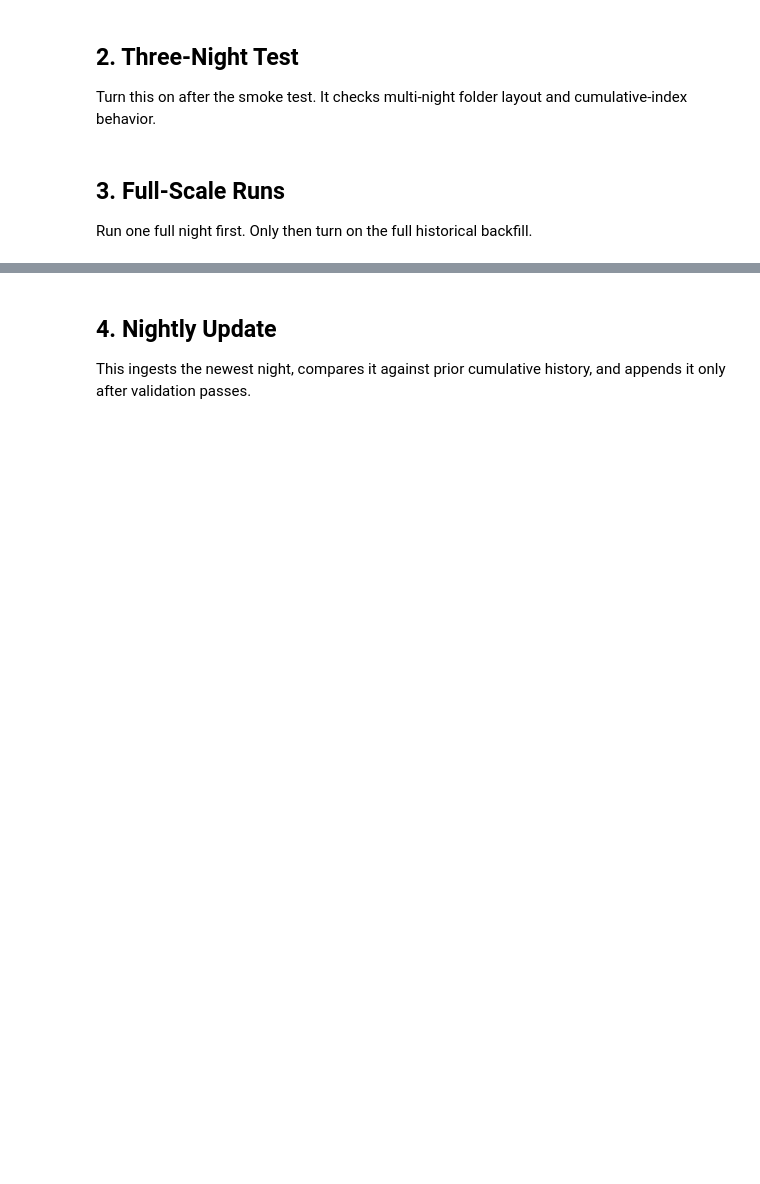
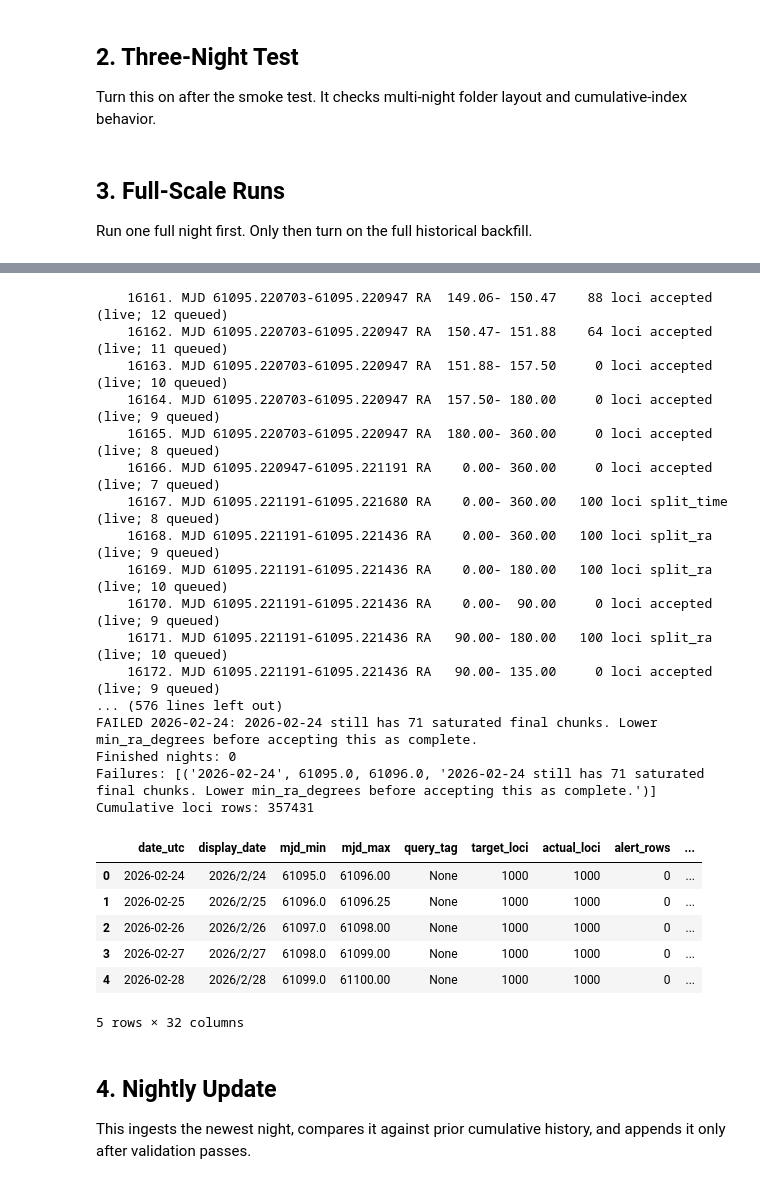
Before and after one commit to darim1151/ANTARES_Analysis, a Jupyter notebook: notebooks/historical_backfill.ipynb, the cells around one changed output, grey strips where cells are left out. Drawn from its saved outputs; the diff is of its cells as text; code cells hidden in the pictures; blank space fills up the shorter version.

```diff
--- a/notebooks/historical_backfill.ipynb
+++ b/notebooks/historical_backfill.ipynb
@@ -99,3 +323,17 @@ if RUN_THREE_NIGHT_TEST:
 ## 3. Full-Scale Runs
 
 Run one full night first. Only then turn on the full historical backfill.
+# %%
+import requests
+import time
+
+url = "https://api.antares.noirlab.edu/v1/loci"
+
+for i in range(5):
+    print("Test", i + 1)
+    try:
+        r = requests.get(url, timeout=20)
+        print("status:", r.status_code, "seconds ok")
+    except Exception as e:
+        print("FAILED:", type(e).__name__, e)
+    time.sleep(5)
@@ -132,0 +1022,37 @@ if RUN_FULL_BACKFILL:
+# %%
+from pathlib import Path
+from src import history
+
+DATA_ROOT = Path("/home/mdarim/ANTARES_Analysis_Data")
+
+manifests = []
+failures = []
+
+for date_utc, lo, hi in history.iter_night_windows(61095.0, 61100.0):
+    try:
+        manifest = ingest_full_night_no_compromise(
+            data_root=DATA_ROOT,
+            mjd_min=lo,
+            mjd_max=hi,
+            lsst_only=True,
+            overwrite_mismatched=True,
+            max_results_per_chunk=100,
+            split_threshold=95,
+            min_chunk_seconds=30.0,
+            min_ra_degrees=0.05,
+            max_retries=6,
+            lightcurve_workers=4,
+        )
+        manifests.append(manifest)
+    except Exception as exc:
+        print(f"\nFAILED {date_utc}: {exc}")
+        failures.append((date_utc, lo, hi, str(exc)))
+        break
+
+loci_index, nightly_summary = history.update_cumulative_indexes(DATA_ROOT)
+
+print("Finished nights:", len(manifests))
+print("Failures:", failures)
+print("Cumulative loci rows:", len(loci_index))
+display(nightly_summary)
+# %% [output]
@@ -133,3 +1085,27 @@ if RUN_FULL_BACKFILL:
+    16161. MJD 61095.220703-61095.220947 RA  149.06- 150.47    88 loci accepted (live; 12 queued)
+    16162. MJD 61095.220703-61095.220947 RA  150.47- 151.88    64 loci accepted (live; 11 queued)
+    16163. MJD 61095.220703-61095.220947 RA  151.88- 157.50     0 loci accepted (live; 10 queued)
+    16164. MJD 61095.220703-61095.220947 RA  157.50- 180.00     0 loci accepted (live; 9 queued)
+    16165. MJD 61095.220703-61095.220947 RA  180.00- 360.00     0 loci accepted (live; 8 queued)
+    16166. MJD 61095.220947-61095.221191 RA    0.00- 360.00     0 loci accepted (live; 7 queued)
+    16167. MJD 61095.221191-61095.221680 RA    0.00- 360.00   100 loci split_time (live; 8 queued)
+    16168. MJD 61095.221191-61095.221436 RA    0.00- 360.00   100 loci split_ra (live; 9 queued)
+    16169. MJD 61095.221191-61095.221436 RA    0.00- 180.00   100 loci split_ra (live; 10 queued)
+    16170. MJD 61095.221191-61095.221436 RA    0.00-  90.00     0 loci accepted (live; 9 queued)
+    16171. MJD 61095.221191-61095.221436 RA   90.00- 180.00   100 loci split_ra (live; 10 queued)
+    16172. MJD 61095.221191-61095.221436 RA   90.00- 135.00     0 loci accepted (live; 9 queued)
+... (576 lines left out)
+FAILED 2026-02-24: 2026-02-24 still has 71 saturated final chunks. Lower min_ra_degrees before accepting this as complete.
+Finished nights: 0
+Failures: [('2026-02-24', 61095.0, 61096.0, '2026-02-24 still has 71 saturated final chunks. Lower min_ra_degrees before accepting this as complete.')]
+Cumulative loci rows: 357431
+|  | date_utc | display_date | mjd_min | mjd_max | query_tag | target_loci | actual_loci | alert_rows | ... |
+| 0 | 2026-02-24 | 2026/2/24 | 61095.0 | 61096.00 | None | 1000 | 1000 | 0 | ... |
+| 1 | 2026-02-25 | 2026/2/25 | 61096.0 | 61096.25 | None | 1000 | 1000 | 0 | ... |
+| 2 | 2026-02-26 | 2026/2/26 | 61097.0 | 61098.00 | None | 1000 | 1000 | 0 | ... |
+| 3 | 2026-02-27 | 2026/2/27 | 61098.0 | 61099.00 | None | 1000 | 1000 | 0 | ... |
+| 4 | 2026-02-28 | 2026/2/28 | 61099.0 | 61100.00 | None | 1000 | 1000 | 0 | ... |
+5 rows × 32 columns
 # %% [markdown]
 ## 4. Nightly Update
 
```
Also changed, not shown: parts of 19 cells of this notebook, 2 other files.
